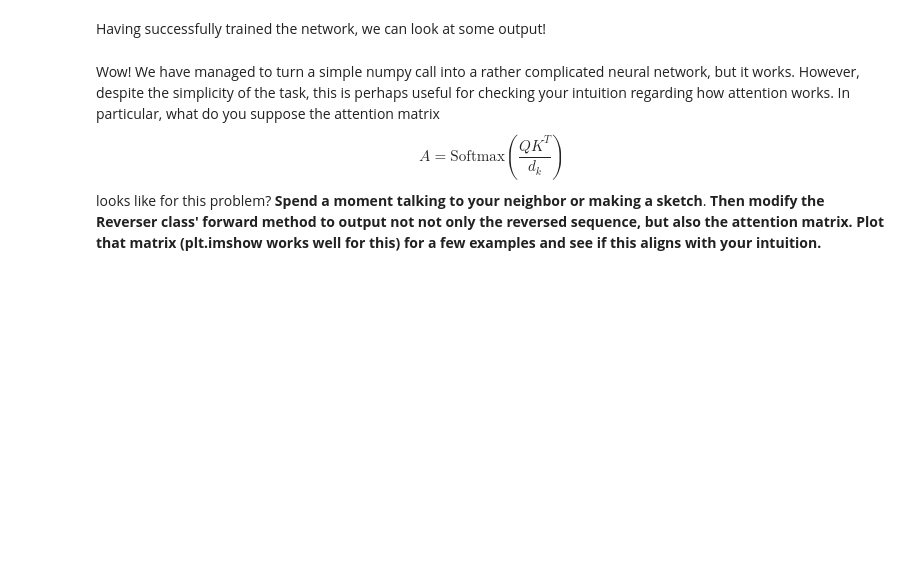
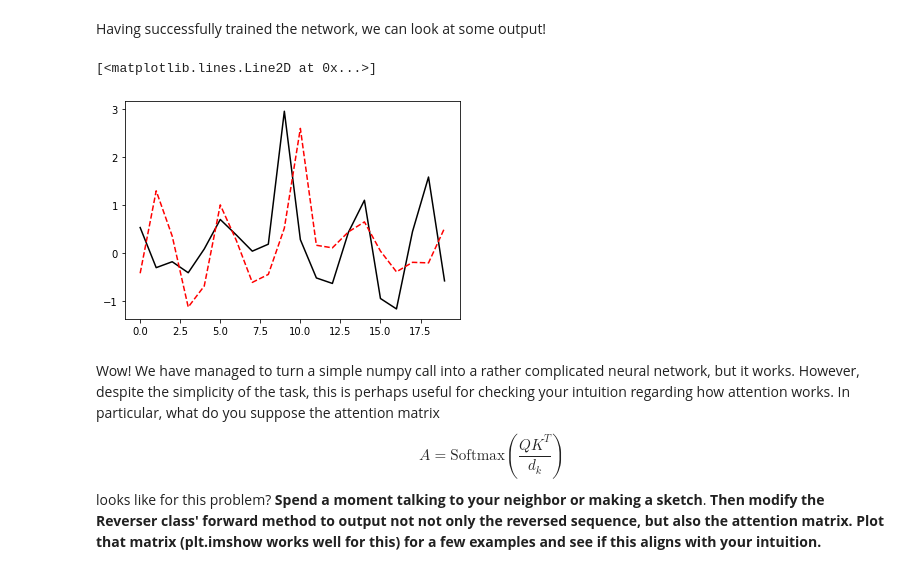
Before and after one commit to UMT-CSCI-591-Deep-Learning-2022/Week_7_Attention, a Jupyter notebook: ReverseNet.ipynb, the cells around one changed output. Saved outputs shown, nothing was run; the diff lists cells and outputs as text; code cells hidden in the pictures; blank space fills up the shorter version.

```diff
--- a/ReverseNet.ipynb
+++ b/ReverseNet.ipynb
@@ -46,7 +58,7 @@ $$
 where $i$ is the sequence index.  The resulting encoding vector is zero at the zero-th position and one at the last.  Note that this choice throws away the objective notion of distance, which one could imagine to be useful for more complicated language modelling tasks where that actual objective distance might be an important indicator of, say, how related two words are.  In our task that distance is not important, and the simple encoding of relative position that the above equation affords works very well.  **Write a function that takes a sequence length $n_{in}$ and produces the positional encoding.  (This should be basically a one-liner)**
 # %%
 def get_positional_encoding(n_in):
-    return None # Implement positional encoding in range [0,1]
+    return (torch.arange(1,n_in+1) / (n_in-1)).unsqueeze(1) # Implement positional encoding in range [0,1]
 # %% [markdown]
 ### Important note
 One effect of only using positional encodings as features (and not the function values themselves) is that we can generate the output sequences all at once: there's no need to build sequences one output at a time, because that output will not be used as input by the next sequence element.
@@ -72,16 +84,28 @@ The functions $q(\cdot)$ and $k(\cdot)$ are neural networks that act in a positi
 class KeyNet(torch.nn.Module):
     def __init__(self,d_positional_encoding,d_k):
         super(KeyNet, self).__init__()
+        self.l1 = torch.nn.Linear(d_positional_encoding, 256)
+        self.relu = torch.nn.ReLU()
+        self.l2 = torch.nn.Linear(256, d_k)
 
     def forward(self,X):
-        return None
+        h = self.l1(X)
+        h = self.relu(h)
+        h = self.l2(h)
+        return h
 
 class QueryNet(torch.nn.Module):
     def __init__(self,d_positional_encoding,d_k):
         super(QueryNet, self).__init__()
+        self.l1 = torch.nn.Linear(d_positional_encoding, 256)
+        self.relu = torch.nn.ReLU()
+        self.l2 = torch.nn.Linear(256, d_k)
 
     def forward(self,X):
-        return None
+        h = self.l1(X)
+        h = self.relu(h)
+        h = self.l2(h)
+        return h
 # %% [markdown]
 ## The ReverseNet
 Now that we have a means of generating keys and queries, all we need to do is to implement the attention function.  **Implement a torch module that**
@@ -92,18 +116,29 @@ Now that we have a means of generating keys and queries, all we need to do is to
 - applies the attention matrix to the input sequence to produce the output sequence
 # %%
 class Reverser(torch.nn.Module):
-    def __init__(self):
+    def __init__(self, dim):
         # This init method should initialize key and query networks
         super(Reverser, self).__init__()
+        self.dim = dim
+        self.key_net = KeyNet(1,dim)
+        self.query_net = QueryNet(1,dim)
+        self.softmax = torch.nn.Softmax(dim=1)
+
 
     def forward(self,V):
-        # generate positional encodings
+        # generate positional encodings of seq V
+        encodings = get_positional_encoding(V.shape[0])
         # compute query and key matrices
+        Q = self.query_net(encodings)
+        K = self.key_net(encodings)
         # compute attention matrix
+        A = self.softmax((Q @ K.T / self.dim))
         # produce output sequence
-        return None
+        V_rev = A @ V
+        # output reversed seq and attention matrix
+        return V_rev, A
 
-reverser = Reverser() # You may wish to add arguments to the constructor
+reverser = Reverser(128) # You may wish to add arguments to the constructor
 # %% [markdown]
 ## Training
 Of course this network will not yet be skillful at reversing sequences because it hasn't been trained.  We can implement a simple training loop
@@ -130,9 +188,14 @@ for i in range(n_epochs):
 Having successfully trained the network, we can look at some output!
 # %%
 v,_ = generator(20)
-v_r = reverser(v)
+v_r, a_m = reverser(v)
 plt.plot(v,'k-')
 plt.plot(v_r.detach(),'r--')
+# relu made this look so much better
+# before the reverse was just a smooth waved line
+# %% [output]
+[<matplotlib.lines.Line2D at 0x...>]
+[figure, added]
 # %% [markdown]
 Wow!  We have managed to turn a simple numpy call into a rather complicated neural network, but it works.  However, despite the simplicity of the task, this is perhaps useful for checking your intuition regarding how attention works.  In particular, what do you suppose the attention matrix
 $$
```
Also changed, not shown: parts of 3 cells of this notebook.
